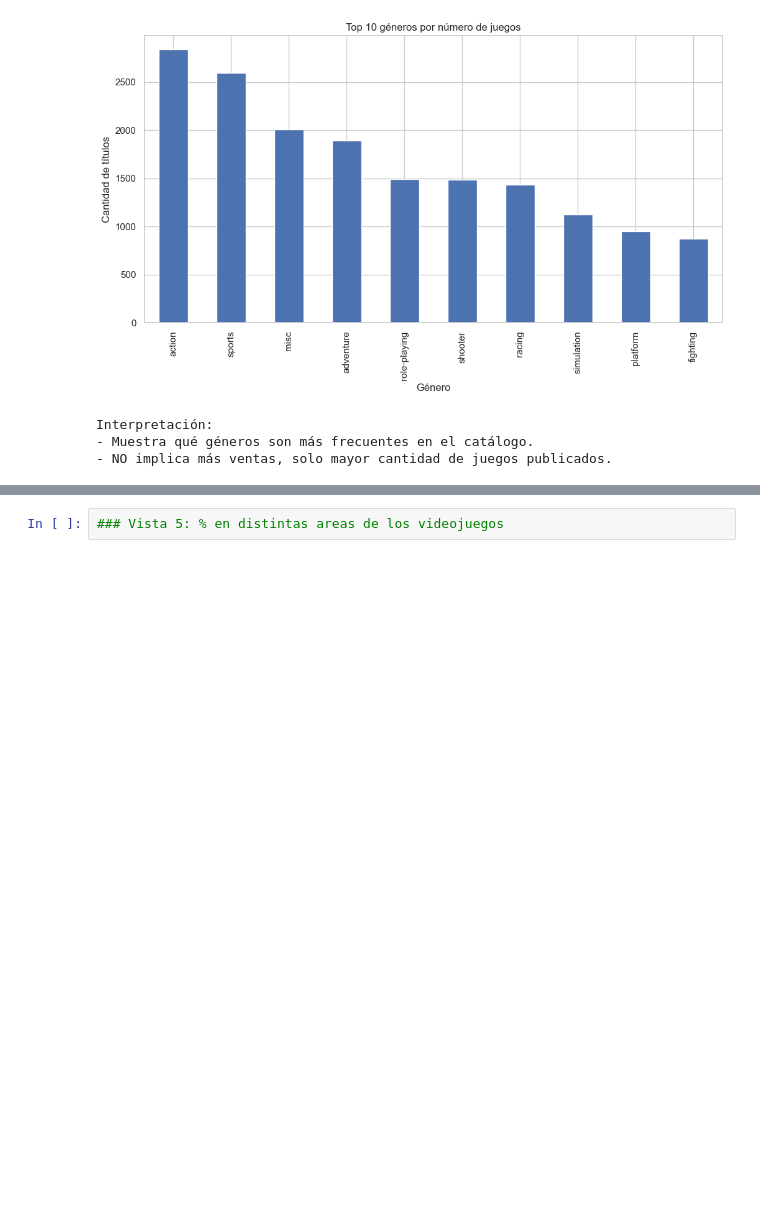
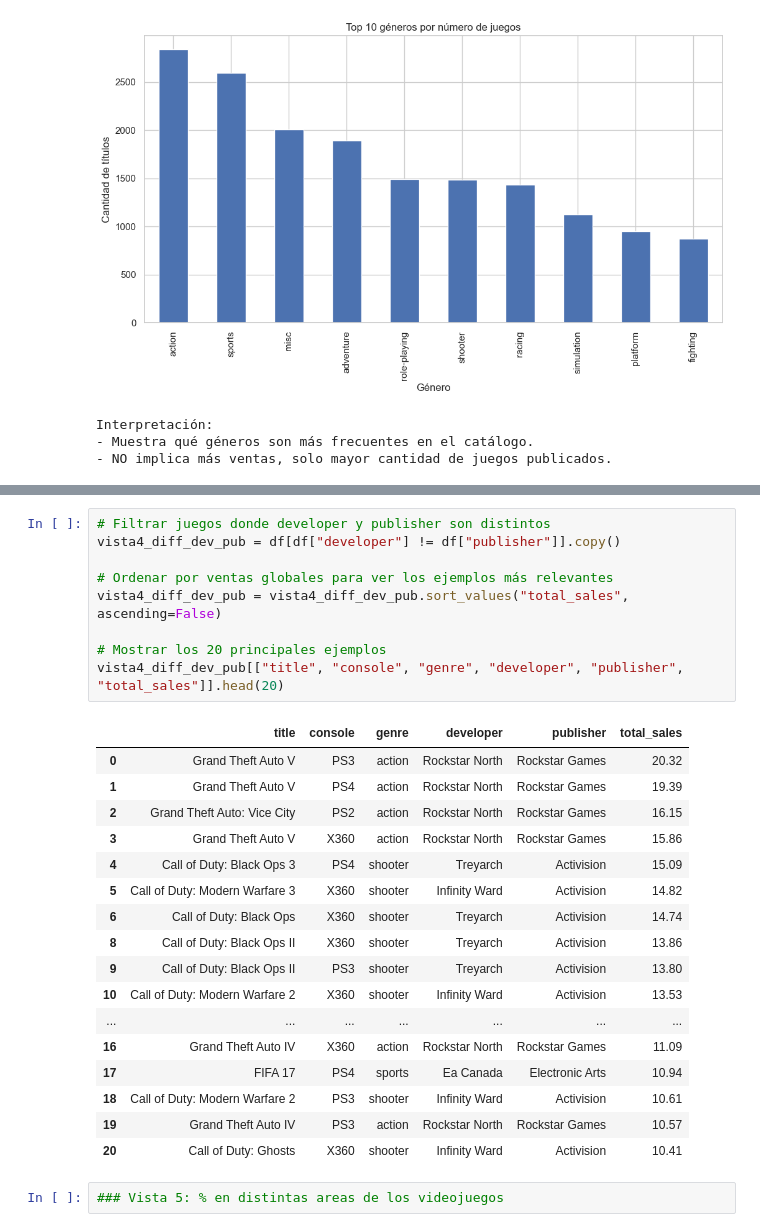
Before and after one commit to Jorge-Vilavella/Proyecto, a Jupyter notebook: notebooks/eda.ipynb, the cells around one changed output, grey strips where cells are left out. Saved outputs shown, nothing was run; the diff lists cells and outputs as text; blank space fills up the shorter version.

Commit message:
6 vistas completas y ampliación de ideas para vistas

```diff
--- a/notebooks/eda.ipynb
+++ b/notebooks/eda.ipynb
@@ -522,3 +571,30 @@ Interpretación:
+# %%
+# Filtrar juegos donde developer y publisher son distintos
+vista4_diff_dev_pub = df[df["developer"] != df["publisher"]].copy()
+
+# Ordenar por ventas globales para ver los ejemplos más relevantes
+vista4_diff_dev_pub = vista4_diff_dev_pub.sort_values("total_sales", ascending=False)
+
+# Mostrar los 20 principales ejemplos
+vista4_diff_dev_pub[["title", "console", "genre", "developer", "publisher", "total_sales"]].head(20)
+# %% [output]
+|  | title | console | genre | developer | publisher | total_sales |
+| 0 | Grand Theft Auto V | PS3 | action | Rockstar North | Rockstar Games | 20.32 |
+| 1 | Grand Theft Auto V | PS4 | action | Rockstar North | Rockstar Games | 19.39 |
+| 2 | Grand Theft Auto: Vice City | PS2 | action | Rockstar North | Rockstar Games | 16.15 |
+| 3 | Grand Theft Auto V | X360 | action | Rockstar North | Rockstar Games | 15.86 |
+| 4 | Call of Duty: Black Ops 3 | PS4 | shooter | Treyarch | Activision | 15.09 |
+| 5 | Call of Duty: Modern Warfare 3 | X360 | shooter | Infinity Ward | Activision | 14.82 |
+| 6 | Call of Duty: Black Ops | X360 | shooter | Treyarch | Activision | 14.74 |
+| 8 | Call of Duty: Black Ops II | X360 | shooter | Treyarch | Activision | 13.86 |
+| 9 | Call of Duty: Black Ops II | PS3 | shooter | Treyarch | Activision | 13.80 |
+| 10 | Call of Duty: Modern Warfare 2 | X360 | shooter | Infinity Ward | Activision | 13.53 |
+| ... | ... | ... | ... | ... | ... | ... |
+| 16 | Grand Theft Auto IV | X360 | action | Rockstar North | Rockstar Games | 11.09 |
+| 17 | FIFA 17 | PS4 | sports | Ea Canada | Electronic Arts | 10.94 |
+| 18 | Call of Duty: Modern Warfare 2 | PS3 | shooter | Infinity Ward | Activision | 10.61 |
+| 19 | Grand Theft Auto IV | PS3 | action | Rockstar North | Rockstar Games | 10.57 |
+| 20 | Call of Duty: Ghosts | X360 | shooter | Infinity Ward | Activision | 10.41 |
 # %%
 ### Vista 5: % en distintas areas de los videojuegos
 # %%
```
Also changed, not shown: parts of 19 cells of this notebook.
